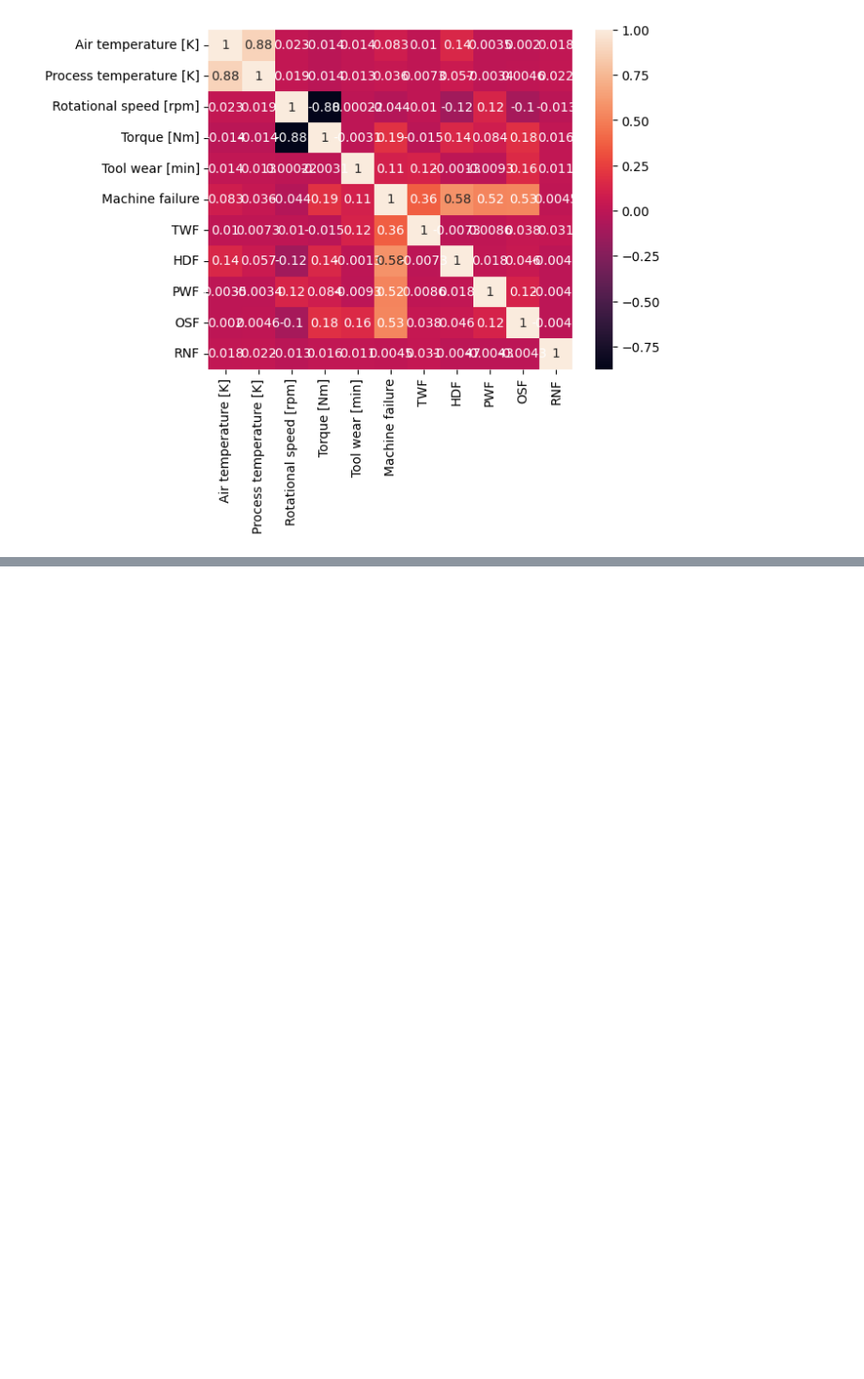
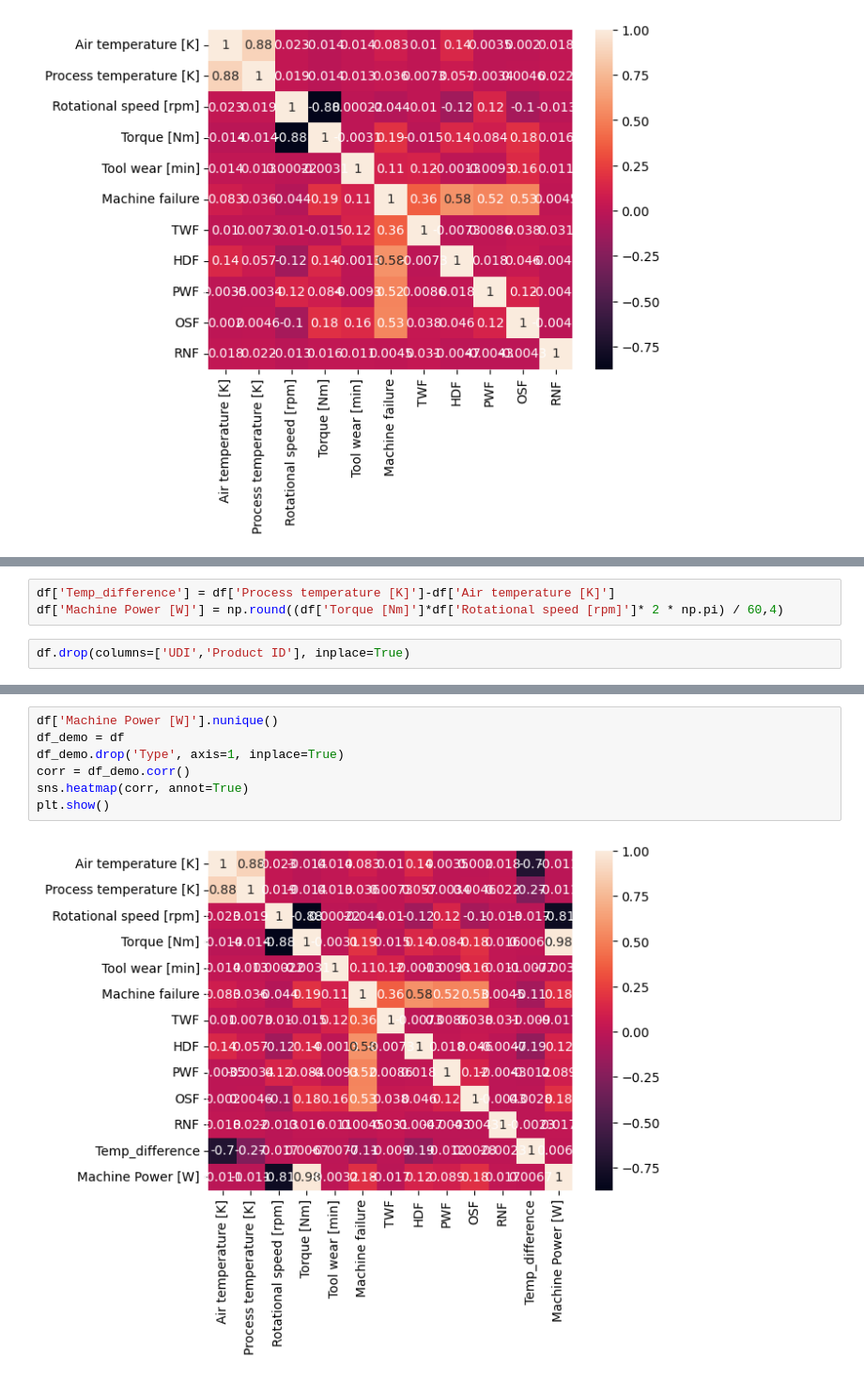
Before and after one commit to yashagarwal2004/Steel_production_industry, a Jupyter notebook: main.ipynb, the cells around one changed output, grey strips where cells are left out. Shown at 94% size. Cells and saved outputs as stored; diff of their text form; blank space fills up the shorter version.

```diff
--- a/main.ipynb
+++ b/main.ipynb
@@ -89,0 +129,5 @@ plt.show()
+# %%
+df['Temp_difference'] = df['Process temperature [K]']-df['Air temperature [K]']
+df['Machine Power [W]'] = np.round((df['Torque [Nm]']*df['Rotational speed [rpm]']* 2 * np.pi) / 60,4)
+# %%
+df.drop(columns=['UDI','Product ID'], inplace=True)
@@ -89,0 +168,9 @@ plt.show()
+# %%
+df['Machine Power [W]'].nunique()
+df_demo = df
+df_demo.drop('Type', axis=1, inplace=True)
+corr = df_demo.corr()
+sns.heatmap(corr, annot=True)
+plt.show()
+# %% [output]
+[figure, added]
```
Also changed, not shown: parts of 11 cells of this notebook.
